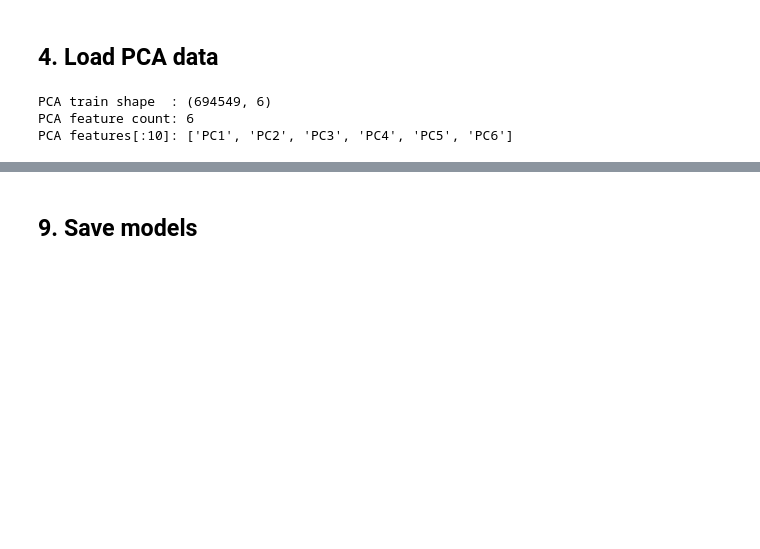
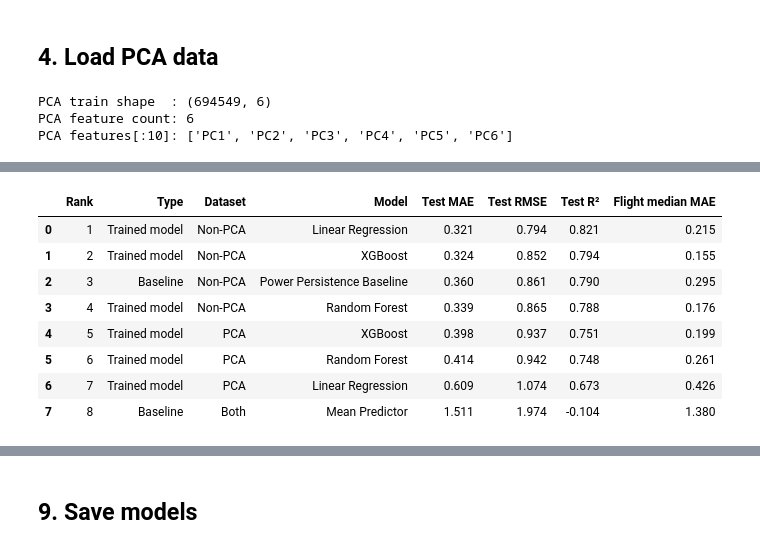
Before and after one commit to arjjunck/uav-thesis, a Jupyter notebook: uav_px4_dataset_project/notebooks/04_baseline_models.ipynb, the cells around one changed output, grey strips where cells are left out. Cells and saved outputs as stored; diff of their text form; code cells hidden in the pictures; blank space fills up the shorter version.

Commit message:
base line model completed

```diff
--- a/uav_px4_dataset_project/notebooks/04_baseline_models.ipynb
+++ b/uav_px4_dataset_project/notebooks/04_baseline_models.ipynb
@@ -495,0 +653,80 @@ Results saved.
+# %%
+
+
+simple_table = results_df_sorted.copy()
+
+simple_table = simple_table[
+    ~(
+        (simple_table["model"] == "Mean Predictor") &
+        (simple_table["dataset"] == "pca_features")
+    )
+].copy()
+
+
+simple_table["Dataset"] = simple_table["dataset"].replace({
+    "non_pca_features": "Non-PCA",
+    "pca_features": "PCA"
+})
+
+simple_table["Type"] = simple_table["model_group"].replace({
+    "baseline": "Baseline",
+    "trained_model": "Trained model"
+})
+
+
+simple_table.loc[
+    simple_table["model"] == "Mean Predictor",
+    "Dataset"
+] = "Both"
+
+
+simple_table = simple_table[
+    [
+        "Type",
+        "Dataset",
+        "model",
+        "test_MAE",
+        "test_RMSE",
+        "test_R2",
+        "test_flight_MAE_median"
+    ]
+].copy()
+
+
+simple_table = simple_table.rename(columns={
+    "model": "Model",
+    "test_MAE": "Test MAE",
+    "test_RMSE": "Test RMSE",
+    "test_R2": "Test R²",
+    "test_flight_MAE_median": "Flight median MAE"
+})
+
+
+simple_table = simple_table.sort_values("Test RMSE", ascending=True).reset_index(drop=True)
+
+
+simple_table.insert(0, "Rank", range(1, len(simple_table) + 1))
+
+
+numeric_cols = ["Test MAE", "Test RMSE", "Test R²", "Flight median MAE"]
+simple_table[numeric_cols] = simple_table[numeric_cols].round(3)
+
+display(simple_table)
+
+
+simple_table.to_csv(
+    OUTPUT_DIR / "simplified_model_comparison_table.csv",
+    index=False
+)
+
+print("Simplified model comparison table saved.")
+# %% [output]
+|  | Rank | Type | Dataset | Model | Test MAE | Test RMSE | Test R² | Flight median MAE |
+| 0 | 1 | Trained model | Non-PCA | Linear Regression | 0.321 | 0.794 | 0.821 | 0.215 |
+| 1 | 2 | Trained model | Non-PCA | XGBoost | 0.324 | 0.852 | 0.794 | 0.155 |
+| 2 | 3 | Baseline | Non-PCA | Power Persistence Baseline | 0.360 | 0.861 | 0.790 | 0.295 |
+| 3 | 4 | Trained model | Non-PCA | Random Forest | 0.339 | 0.865 | 0.788 | 0.176 |
+| 4 | 5 | Trained model | PCA | XGBoost | 0.398 | 0.937 | 0.751 | 0.199 |
+| 5 | 6 | Trained model | PCA | Random Forest | 0.414 | 0.942 | 0.748 | 0.261 |
+| 6 | 7 | Trained model | PCA | Linear Regression | 0.609 | 1.074 | 0.673 | 0.426 |
+| 7 | 8 | Baseline | Both | Mean Predictor | 1.511 | 1.974 | -0.104 | 1.380 |
```
Also changed, not shown: parts of 16 cells of this notebook.
